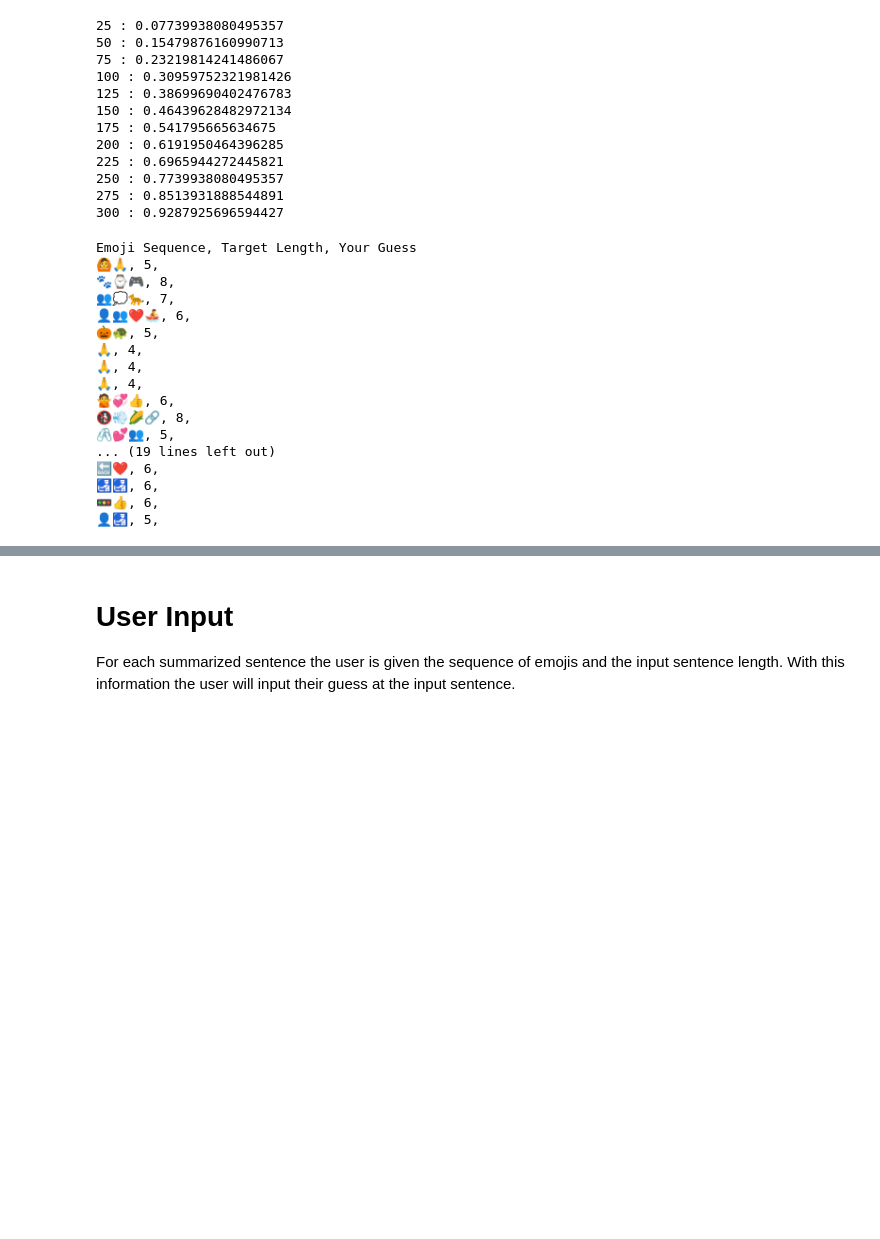
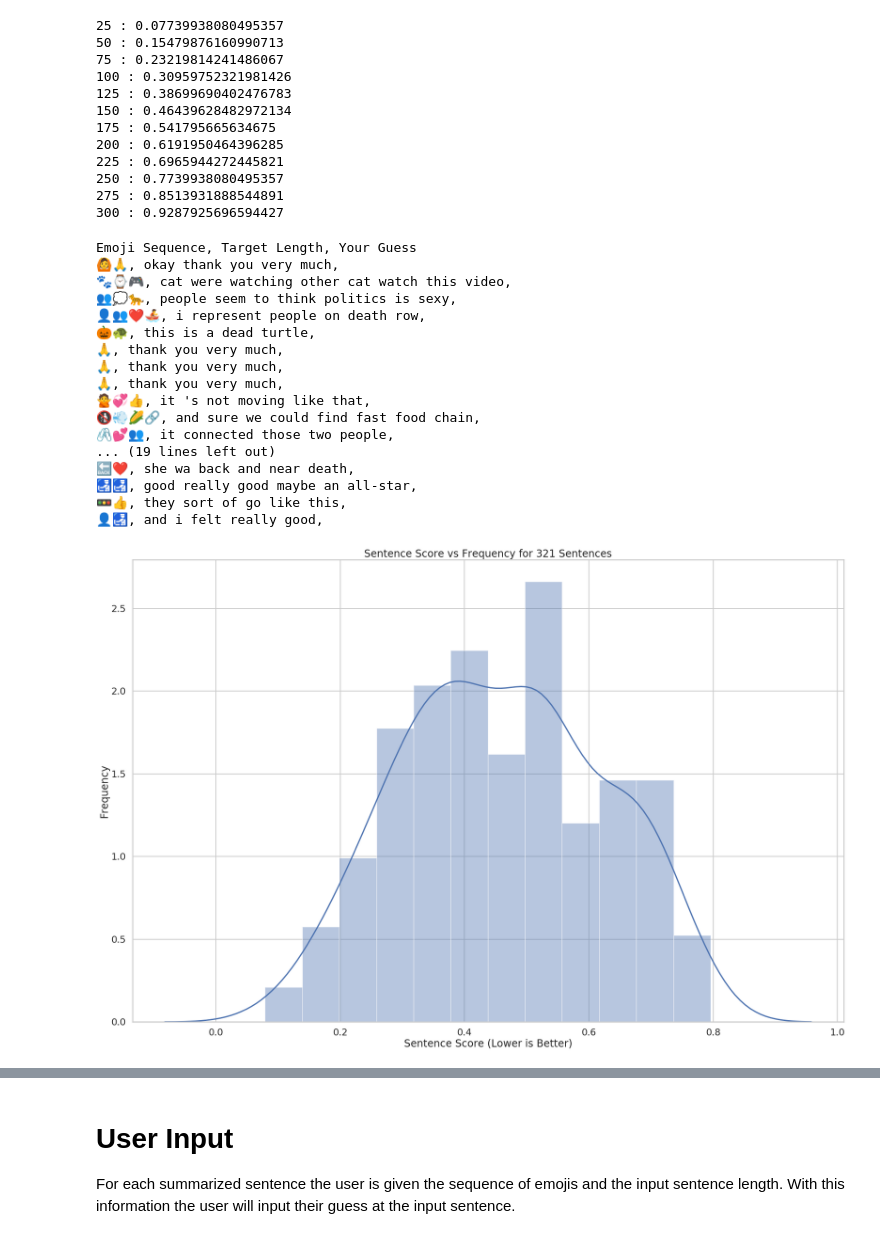
Before and after one commit to AlexanderDavid/SentenceToEmojiTranslation, a Jupyter notebook: JupyterNotebooks/TestPlan.ipynb, the cells around one changed output, grey strips where cells are left out. Drawn from its saved outputs; the diff is of its cells as text; code cells hidden in the pictures; blank space fills up the shorter version.

```diff
--- a/JupyterNotebooks/TestPlan.ipynb
+++ b/JupyterNotebooks/TestPlan.ipynb
@@ -95,22 +95,45 @@ testing_summaries = summarized_sentences_sorted[:34]
 
 print("Emoji Sequence, Target Length, Your Guess")
 for summary in testing_summaries:
-    print(summary.emojis + ", " + str(len(" ".join(summary.n_grams).split(" "))) + ", ")
+    print(summary.emojis + ", " + str(" ".join(summary.n_grams)) + ", ")
 # %% [output]
 Emoji Sequence, Target Length, Your Guess
-🙆🙏, 5,
-🐾⌚️🎮, 8,
-👥💭🐆, 7,
-👤👥❤️🚣, 6,
-🎃🐢, 5,
-🙏, 4,
-🙏, 4,
-🙏, 4,
-🙅💞👍, 6,
-🚯💨🌽🔗, 8,
-🖇💕👥, 5,
+🙆🙏, okay thank you very much,
+🐾⌚️🎮, cat were watching other cat watch this video,
+👥💭🐆, people seem to think politics is sexy,
+👤👥❤️🚣, i represent people on death row,
+🎃🐢, this is a dead turtle,
+🙏, thank you very much,
+🙏, thank you very much,
+🙏, thank you very much,
+🙅💞👍, it 's not moving like that,
+🚯💨🌽🔗, and sure we could find fast food chain,
+🖇💕👥, it connected those two people,
 ... (19 lines left out)
-🔙❤️, 6,
-🛃🛃, 6,
-🚥👍, 6,
-👤🛃, 5,
+🔙❤️, she wa back and near death,
+🛃🛃, good really good maybe an all-star,
+🚥👍, they sort of go like this,
+👤🛃, and i felt really good,
+# %%
+import matplotlib.pyplot as plt
+import numpy as np
+from matplotlib import colors
+from matplotlib.ticker import PercentFormatter
+import seaborn as sns
+import pandas as pd
+sns.set_context("poster")
+sns.set_style("whitegrid")
+
+summary_data = pd.DataFrame()
+summary_data["Summary Scores"] = [scoring_function(summarized_sentence) for summarized_sentence in summarized_sentences]
+summary_data["Sentence Length"] = [len(" ".join(summarized_sentence.n_grams).split(" ")) for summarized_sentence in summarized_sentences]
+# %%
+n_bins = len(xs) // 25
+sns.distplot(summary_data["Summary Scores"], bins=n_bins)
+plt.xlabel('Sentence Score (Lower is Better)')
+plt.ylabel('Frequency')
+plt.title("Sentence Score vs Frequency for {} Sentences".format(len(summary_data["Summary Scores"])))
+plt.savefig("./plots/SentenceScoreVsFrequency.png")
+plt.show()
+# %% [output]
+[figure, added]
```
Also changed, not shown: parts of 1 cell of this notebook, 1 other file.
